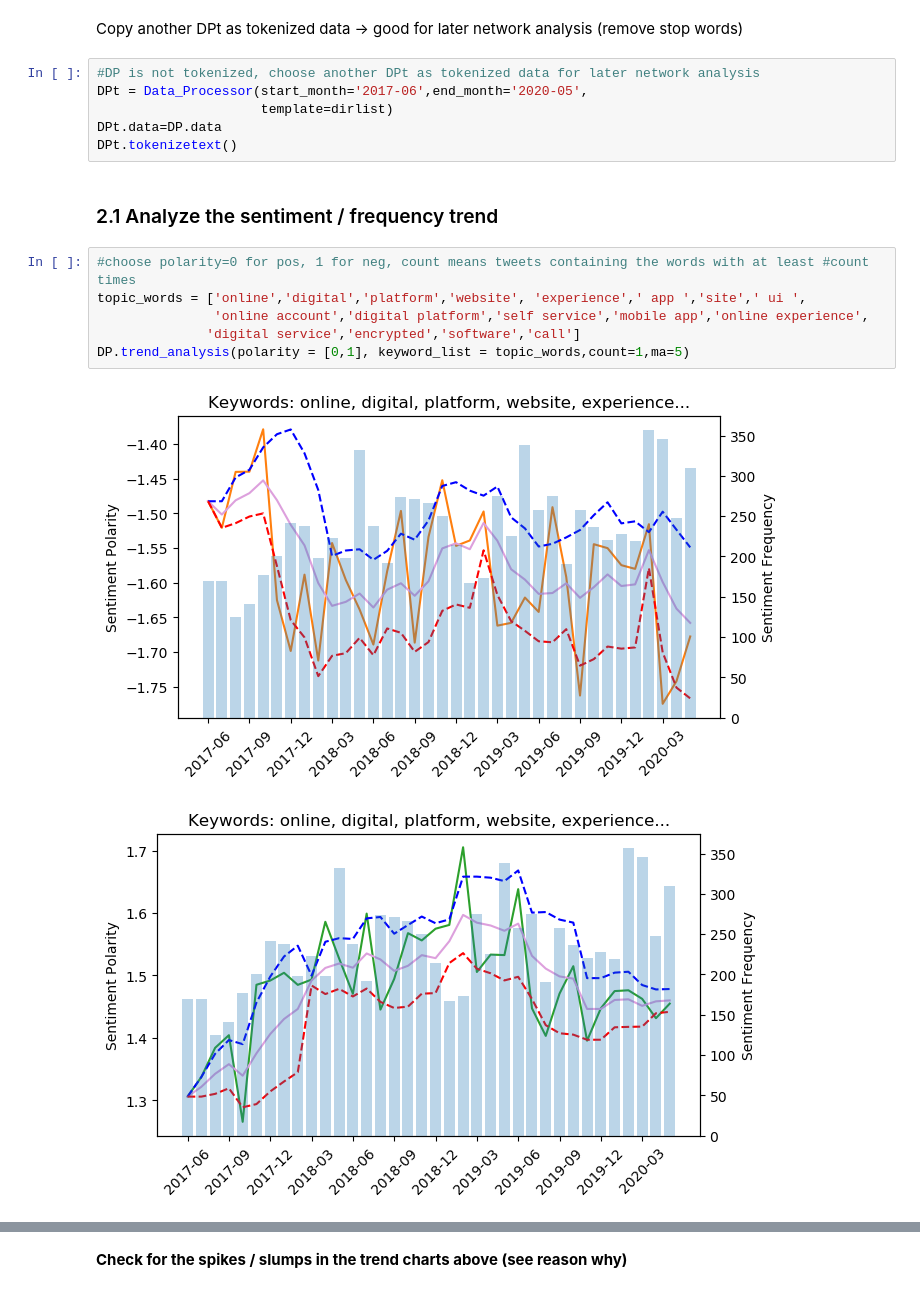
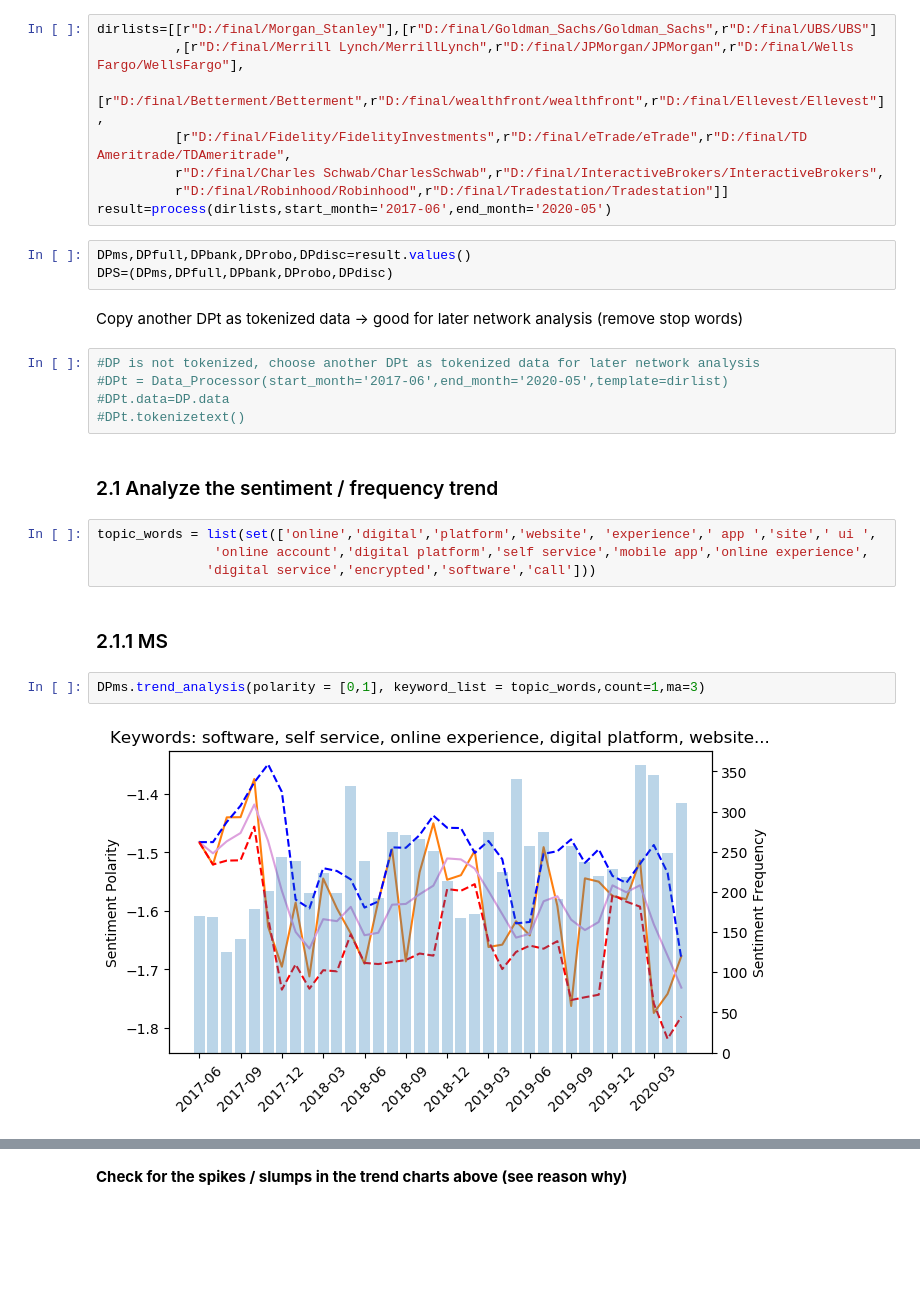
Before and after one commit to Skeneybao/MS-Competition, a Jupyter notebook: Data Scraper and Proprocessor/Topic Classification - Integrated.ipynb, the cells around one changed output, grey strips where cells are left out. Saved outputs shown, nothing was run; the diff lists cells and outputs as text; blank space fills up the shorter version.

Commit message:
Data Processor Update

```diff
--- a/Data Scraper and Proprocessor/Topic Classification - Integrated.ipynb
+++ b/Data Scraper and Proprocessor/Topic Classification - Integrated.ipynb
@@ -81,19 +48,30 @@ print(DP.datanums())
+# %%
+dirlists=[[r"D:/final/Morgan_Stanley"],[r"D:/final/Goldman_Sachs/Goldman_Sachs",r"D:/final/UBS/UBS"]
+          ,[r"D:/final/Merrill Lynch/MerrillLynch",r"D:/final/JPMorgan/JPMorgan",r"D:/final/Wells Fargo/WellsFargo"],
+          [r"D:/final/Betterment/Betterment",r"D:/final/wealthfront/wealthfront",r"D:/final/Ellevest/Ellevest"],
+          [r"D:/final/Fidelity/FidelityInvestments",r"D:/final/eTrade/eTrade",r"D:/final/TD Ameritrade/TDAmeritrade",
+          r"D:/final/Charles Schwab/CharlesSchwab",r"D:/final/InteractiveBrokers/InteractiveBrokers",
+          r"D:/final/Robinhood/Robinhood",r"D:/final/Tradestation/Tradestation"]]
+result=process(dirlists,start_month='2017-06',end_month='2020-05')
+# %%
+DPms,DPfull,DPbank,DProbo,DPdisc=result.values()
+DPS=(DPms,DPfull,DPbank,DProbo,DPdisc)
 # %% [markdown]
 Copy another DPt as tokenized data -> good for later network analysis (remove stop words)
 # %%
 #DP is not tokenized, choose another DPt as tokenized data for later network analysis
-DPt = Data_Processor(start_month='2017-06',end_month='2020-05',
-                     template=dirlist)
-DPt.data=DP.data
-DPt.tokenizetext()
+#DPt = Data_Processor(start_month='2017-06',end_month='2020-05',template=dirlist)
+#DPt.data=DP.data
+#DPt.tokenizetext()
 # %% [markdown]
 ### 2.1 Analyze the sentiment / frequency trend
 # %%
-#choose polarity=0 for pos, 1 for neg, count means tweets containing the words with at least #count times
-topic_words = ['online','digital','platform','website', 'experience',' app ','site',' ui ',
+topic_words = list(set(['online','digital','platform','website', 'experience',' app ','site',' ui ',
                'online account','digital platform','self service','mobile app','online experience',
-              'digital service','encrypted','software','call']
-DP.trend_analysis(polarity = [0,1], keyword_list = topic_words,count=1,ma=5)
+              'digital service','encrypted','software','call']))
-# %% [output]
-[figure, removed]
-[figure, removed]
+# %% [markdown]
+### 2.1.1 MS
+# %%
+DPms.trend_analysis(polarity = [0,1], keyword_list = topic_words,count=1,ma=3)
+# %% [output]
+[figure, added]
```
Also changed, not shown: parts of 25 cells of this notebook, 4 other files.
